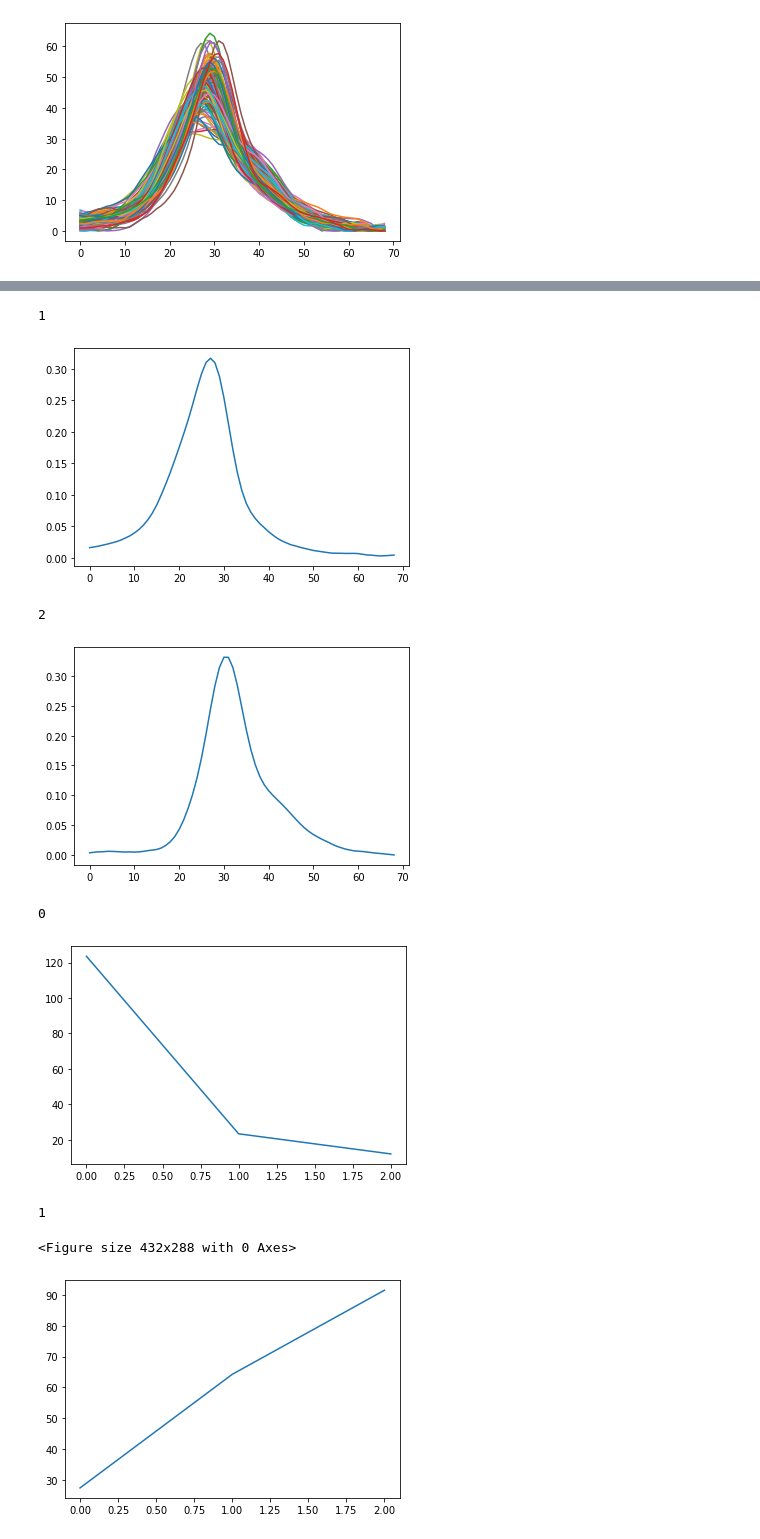
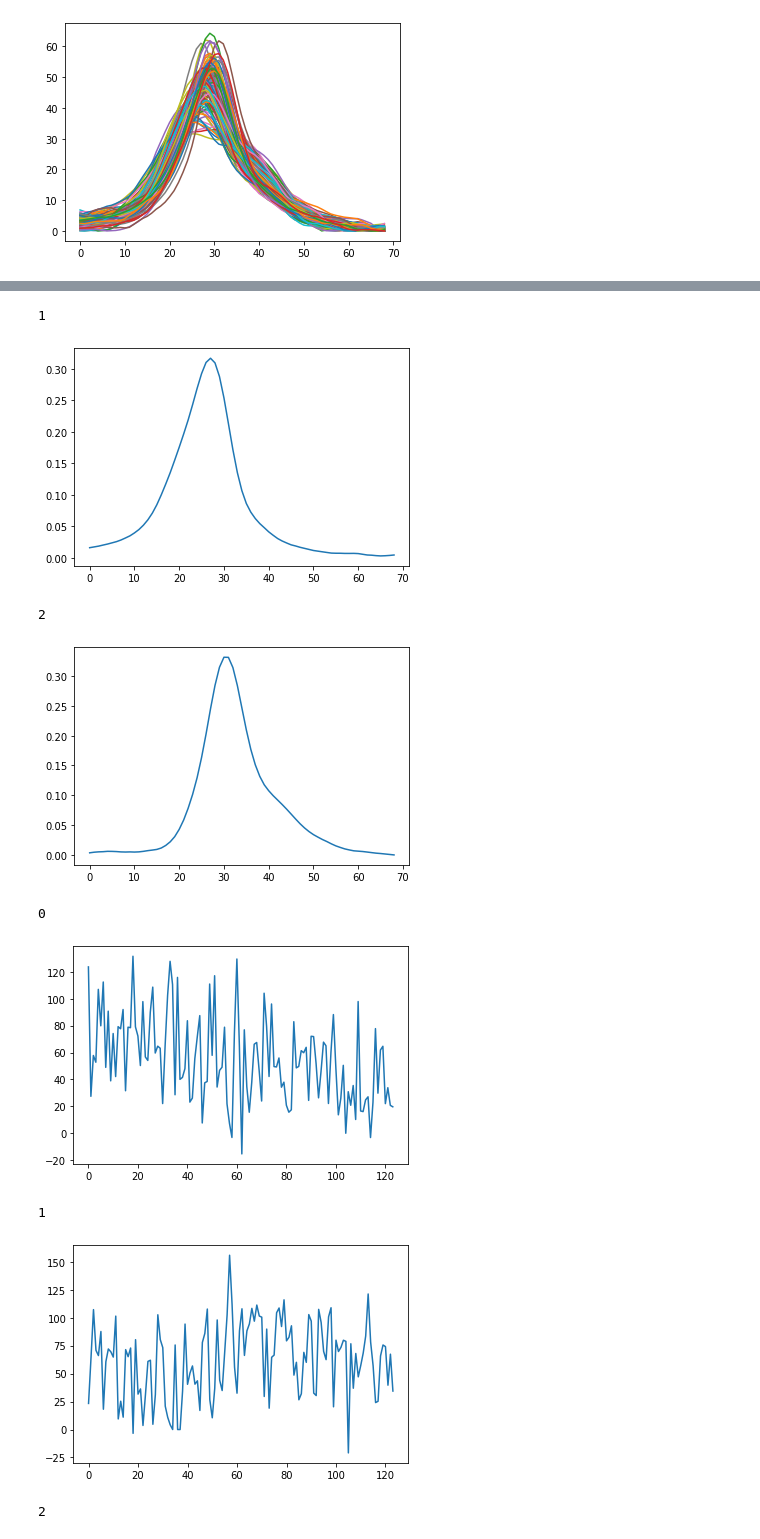
Before and after one commit to riken-emar/NNSC, a Jupyter notebook: spams.ipynb, the cells around one changed output, grey strips where cells are left out. Cells and saved outputs as stored; diff of their text form; code cells hidden in the pictures.

```diff
--- a/spams.ipynb
+++ b/spams.ipynb
@@ -122,8 +122,7 @@ for i in range(minrank,maxrank):
     header=[]
     for a in range(i):
      header.append("W"+str(a+1))
-    for b in range(i):
-     header.append("H"+str(b+1))
+     header.append("H"+str(a+1))
     print(header)
     df_concat1.to_csv(datafilename1,header=header)
     for k in range(i):
@@ -136,35 +135,41 @@ for i in range(minrank,maxrank):
     for l in range(i):
      print(l)
      fig = plt.figure()
-     plt.plot(H.todense()[:,l])
+     plt.plot(H.todense().T[:,l])
      filename2 = "/output/H_rank_"+str(i)+"_comp_"+ str(l+1) +"_"+now.strftime('%Y%m%d_%H%M%S') + ".png"
      fig.savefig(filename2)
      plt.show()
-     fig = plt.figure()
     datafilename2 = "/output/separation_rank_" +str(i)+"_"+now.strftime('%Y%m%d_%H%M%S') +".csv"
+"""
     separation = []
+    fig = plt.figure()
     for n in range(i):
      A=np.array(H.todense())
      #print(A)
-     dotWH=np.dot(W[:,n],A[0,n])
-     plt.plot(dotWH)
-     plt.xlabel('$^{1}$H Chemical Shift [ppm]')
-     filename3 = "/output/separation_rank_"+str(i)+"_comp_"+ str(n+1) +"_"+now.strftime('%Y%m%d_%H%M%S') + ".png"
+     filename3 = "/output/separation_rank_"+str(i)+"_"+now.strftime('%Y%m%d_%H%M%S') + ".png"
+     for z in range(0,len(A)):
+      dotWH=np.dot(W[:,n],A[z,n])
+      plt.plot(dotWH)
+      plt.title("Sample_No"+str(z))
+      plt.xlabel('$^{1}$H Chemical Shift [ppm]')
+      fig.savefig(filename3)
+     plt.show()
+"""
+"""
      header=[]
      for a in range(i):
-      header.append("component_"+str(a+1))
+       header.append("component_"+str(a+1))
      print(header)
      if n ==0:
-      df_concat2 = pd.DataFrame(dotWH)
+       df_concat2 = pd.DataFrame(dotWH)
      else:
-      df2 = pd.DataFrame(dotWH)
-      df_concat2 = pd.concat([df_concat2,df2],axis=1)
-    header2=[]
-    for a in range(i):
-     header2.append("SeparatedComponent_"+str(a+1))
-    print(header)
-    df_concat2.to_csv(datafilename2, header=header2)
-    fig.savefig(filename3)
-    plt.show()
+       df2 = pd.DataFrame(dotWH)
+       df_concat2 = pd.concat([df_concat2,df2],axis=1)
+     header2=[]
+     for a in range(i):
+       header2.append("SeparatedComponent_"+str(a+1))
+     print(header)
+     #df_concat2.to_csv(datafilename2, header=header2)
+"""
 # %% [output]
 rank 3
@@ -172,11 +177,11 @@ rank 3
 0
 [figure]
 1
 [figure]
 2
 [figure]
 0
-[figure, old version]
+[figure, new version]
 1
+[figure, new version]
-<Figure size 432x288 with 0 Axes>
+2
-[figure, old version]
```
Also changed, not shown: parts of 2 cells of this notebook.
